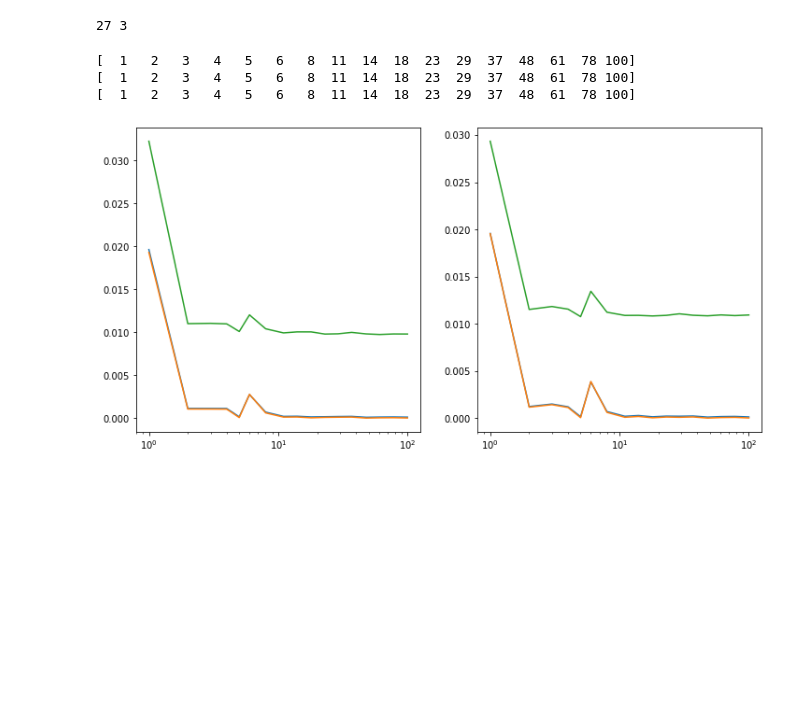
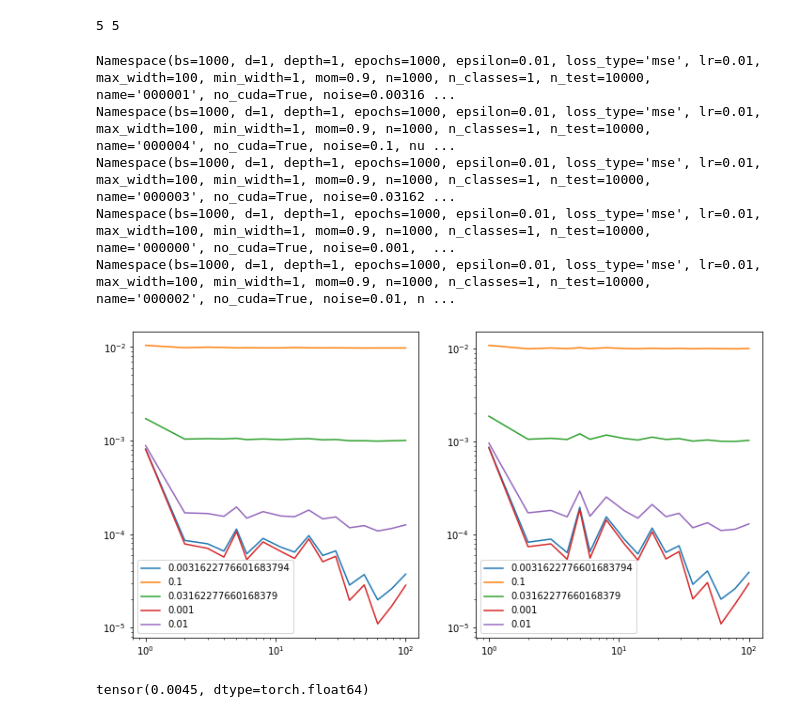
Before and after one commit to sdascoli/dd-vs-u, a Jupyter notebook: analysis.ipynb, the cells around one changed output. Cells and saved outputs as stored; diff of their text form; code cells hidden in the pictures; blank space fills up the shorter version.

Commit message:
Hinge

```diff
--- a/analysis.ipynb
+++ b/analysis.ipynb
@@ -23,7 +27,9 @@ params
 # %%
 constraints = {}
-constraints['d'] = 1
-constraints['n'] = 100
+#constraints['test_noise'] = True
+#constraints['d'] = 1
+#constraints['n'] = 100
+#constraints['loss_type'] = 'mse'
 
 selected_runs = []
 for irun, run in enumerate(runs):
@@ -36,22 +42,36 @@ for irun, run in enumerate(runs):
         selected_runs.append(run)
 print(len(runs),len(selected_runs))
 # %% [output]
-27 3
+5 5
 # %%
 fig, axarr = plt.subplots(1,2, figsize=(12,6))
 for run in selected_runs:
     args = run['args']
+    print(args)
     widths = run['widths']
-    print(widths)
     train_losses = run['train_loss']
     test_losses = run['test_loss']
-    axarr[0].plot(widths, train_losses)
-    axarr[1].plot(widths, test_losses)
+    axarr[0].plot(widths, train_losses,label=args.noise)
+    axarr[1].plot(widths, test_losses ,label=args.noise)
 for ax in axarr:
     ax.set_xscale('log')
-    #ax.set_yscale('log')
+    ax.set_yscale('log')
+    ax.legend()
 # %% [output]
-[  1   2   3   4   5   6   8  11  14  18  23  29  37  48  61  78 100]
-[  1   2   3   4   5   6   8  11  14  18  23  29  37  48  61  78 100]
-[  1   2   3   4   5   6   8  11  14  18  23  29  37  48  61  78 100]
+Namespace(bs=1000, d=1, depth=1, epochs=1000, epsilon=0.01, loss_type='mse', lr=0.01, max_width=100, min_width=1, mom=0.9, n=1000, n_classes=1, n_test=10000, name='000001', no_cuda=True, noise=0.00316 ...
+Namespace(bs=1000, d=1, depth=1, epochs=1000, epsilon=0.01, loss_type='mse', lr=0.01, max_width=100, min_width=1, mom=0.9, n=1000, n_classes=1, n_test=10000, name='000004', no_cuda=True, noise=0.1, nu ...
+Namespace(bs=1000, d=1, depth=1, epochs=1000, epsilon=0.01, loss_type='mse', lr=0.01, max_width=100, min_width=1, mom=0.9, n=1000, n_classes=1, n_test=10000, name='000003', no_cuda=True, noise=0.03162 ...
+Namespace(bs=1000, d=1, depth=1, epochs=1000, epsilon=0.01, loss_type='mse', lr=0.01, max_width=100, min_width=1, mom=0.9, n=1000, n_classes=1, n_test=10000, name='000000', no_cuda=True, noise=0.001,  ...
+Namespace(bs=1000, d=1, depth=1, epochs=1000, epsilon=0.01, loss_type='mse', lr=0.01, max_width=100, min_width=1, mom=0.9, n=1000, n_classes=1, n_test=10000, name='000002', no_cuda=True, noise=0.01, n ...
-[figure, old version]
+[figure, new version]
+# %%
+x = torch.from_numpy(np.linspace(1,10,10))
+y = torch.from_numpy(np.linspace(1.8,10.2,10))
+def hinge_regression(input, target):
+    delta = (x-y).abs()-0.5
+    loss = F.relu(delta)*delta.pow(2)
+    return loss.mean()
+
+hinge_regression(x,y)
+# %% [output]
+tensor(0.0045, dtype=torch.float64)
```
Also changed, not shown: parts of 2 cells of this notebook, 4 other files.
